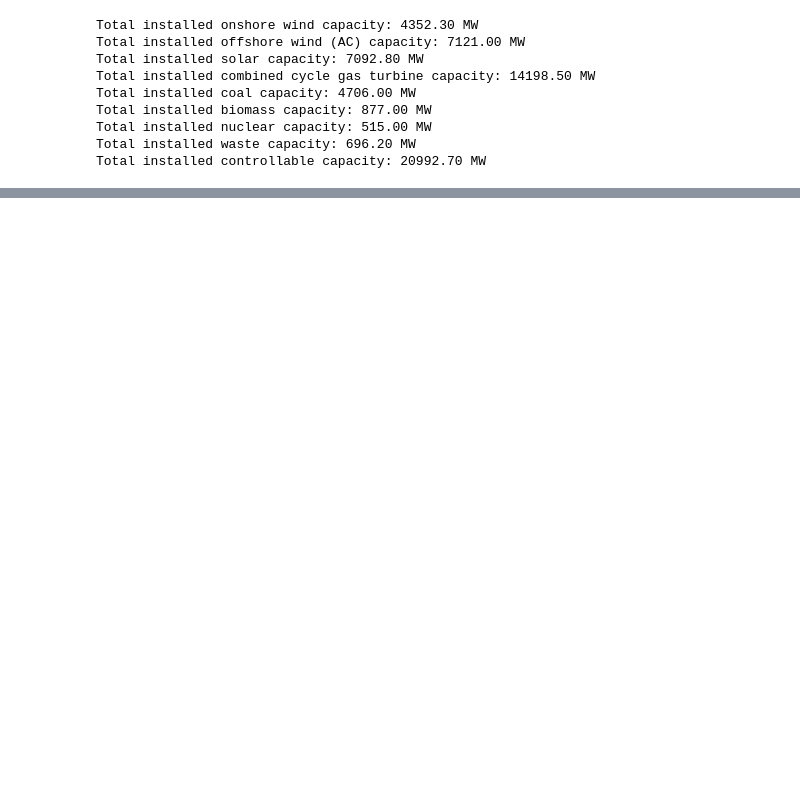
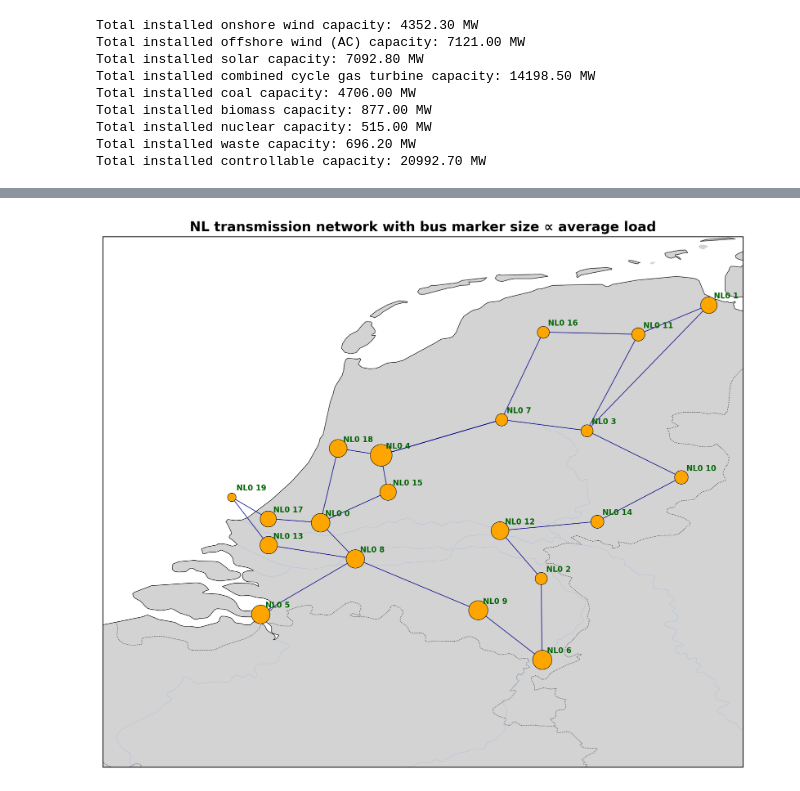
Before and after one commit to alexhtn163/locational-signals-cm, a Jupyter notebook: data/PyPSA-network.ipynb, the cells around one changed output, grey strips where cells are left out. Cells and saved outputs as stored; diff of their text form; code cells hidden in the pictures; blank space fills up the shorter version.

```diff
--- a/data/PyPSA-network.ipynb
+++ b/data/PyPSA-network.ipynb
@@ -159,0 +188,32 @@ plt.show()
+# %%
+# New map: bus marker size proportional to peak load at each bus
+fig, ax = plt.subplots(figsize=(12, 10), dpi=200, subplot_kw=dict(projection=ccrs.PlateCarree()))
+ax.add_feature(cfeature.LAND.with_scale('10m'), facecolor='lightgray')
+ax.add_feature(cfeature.COASTLINE.with_scale('10m'), linewidth=0.5)
+ax.add_feature(cfeature.BORDERS.with_scale('10m'), linestyle=':', linewidth=0.5)
+ax.add_feature(cfeature.RIVERS.with_scale('10m'), linewidth=0.4, alpha=0.6)
+ax.set_extent([3.0, 7.4, 50.5, 53.7], crs=ccrs.PlateCarree())
+
+# draw lines (same as before)
+for l in lines_nl:
+    bus0 = n.lines.at[l, "bus0"]
+    bus1 = n.lines.at[l, "bus1"]
+    x0, y0 = n.buses.at[bus0, "x"], n.buses.at[bus0, "y"]
+    x1, y1 = n.buses.at[bus1, "x"], n.buses.at[bus1, "y"]
+    ax.plot([x0, x1], [y0, y1], color='darkblue', linewidth=0.8, alpha=0.8, transform=ccrs.PlateCarree())
+
+# compute average load per bus from load_per_bus time series
+load = load_per_bus.mean(axis=0) if 'load_per_bus' in globals() else n.loads.groupby('bus')['p_set'].mean()
+load_norm = (load / load.max()) * 500
+
+# draw proportional bus markers
+for bus in nl_buses:
+    x, y = n.buses.at[bus, "x"], n.buses.at[bus, "y"]
+    size = load_norm.get(bus, 20) + 20
+    ax.scatter(x, y, s=size, color='orange', edgecolor='black', linewidth=0.45, transform=ccrs.PlateCarree(), zorder=6)
+    ax.text(x + 0.03, y + 0.03, bus, fontsize=8, fontweight='bold', color='darkgreen', transform=ccrs.PlateCarree(), ha='left', va='bottom', zorder=7)
+
+ax.set_title("NL transmission network with bus marker size ∝ average load", fontsize=14, fontweight='bold')
+ax.set_aspect('equal', adjustable='datalim')
+plt.show()
+# %% [output]
@@ -159,0 +221 @@ plt.show()
+[figure, added]
```
Also changed, not shown: parts of 7 cells of this notebook, 13 other files.
